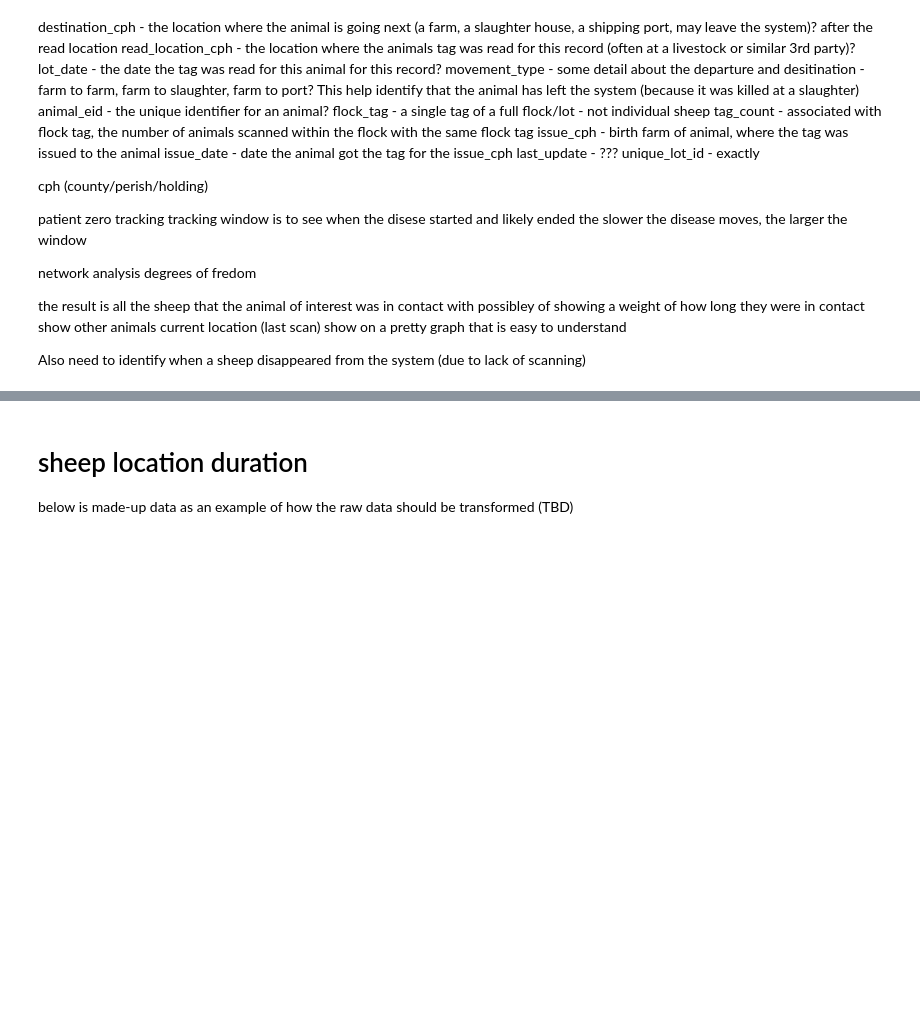
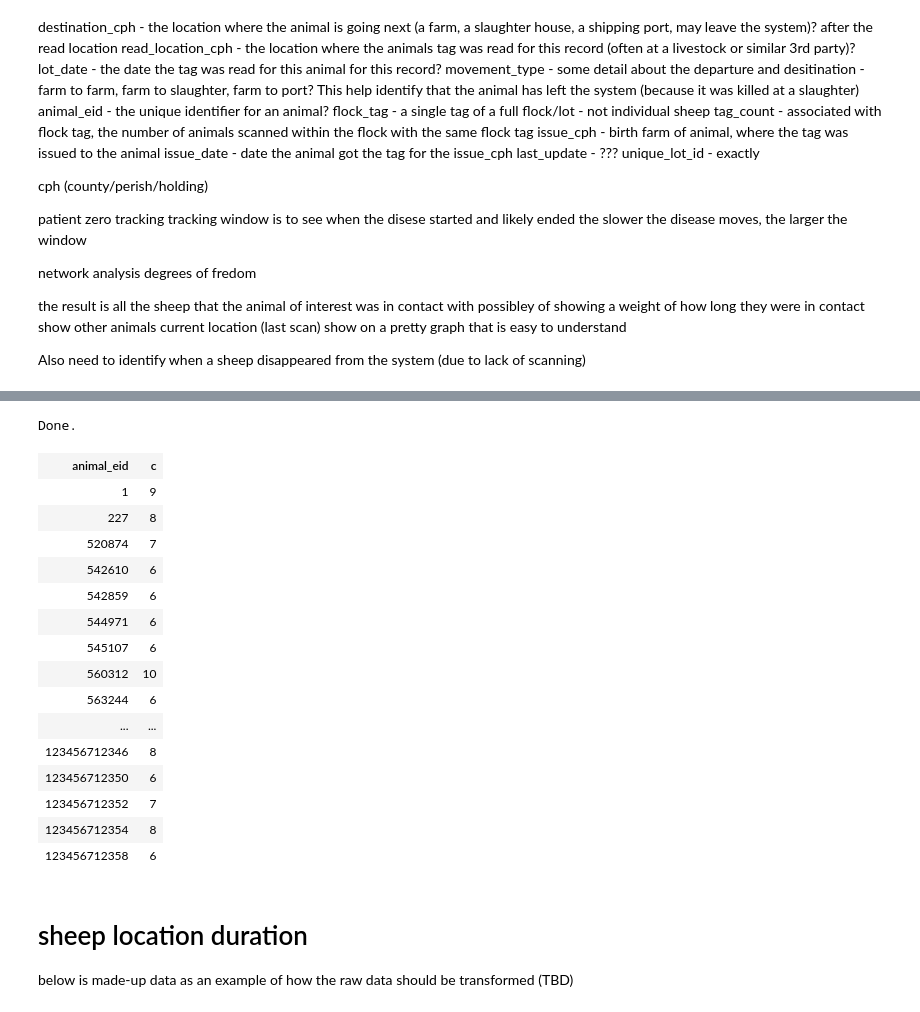
Before and after one commit to cmactagg/animal_traceability, a Jupyter notebook: sheep_tracker.ipynb, the cells around one changed output, grey strips where cells are left out. Saved outputs shown, nothing was run; the diff lists cells and outputs as text; code cells hidden in the pictures; blank space fills up the shorter version.

```diff
--- a/sheep_tracker.ipynb
+++ b/sheep_tracker.ipynb
@@ -208,0 +173,21 @@ Done.
+# %%
+%%sql sqlite:///animal_tracker.db
+select animal_eid, count(animal_eid) as c from  animal_tracker_raw group by animal_eid having c > 5;
+# %% [output]
+Done.
+| animal_eid | c |
+| 1 | 9 |
+| 227 | 8 |
+| 520874 | 7 |
+| 542610 | 6 |
+| 542859 | 6 |
+| 544971 | 6 |
+| 545107 | 6 |
+| 560312 | 10 |
+| 563244 | 6 |
+| ... | ... |
+| 123456712346 | 8 |
+| 123456712350 | 6 |
+| 123456712352 | 7 |
+| 123456712354 | 8 |
+| 123456712358 | 6 |
```
Also changed, not shown: parts of 19 cells of this notebook, 2 other files.
